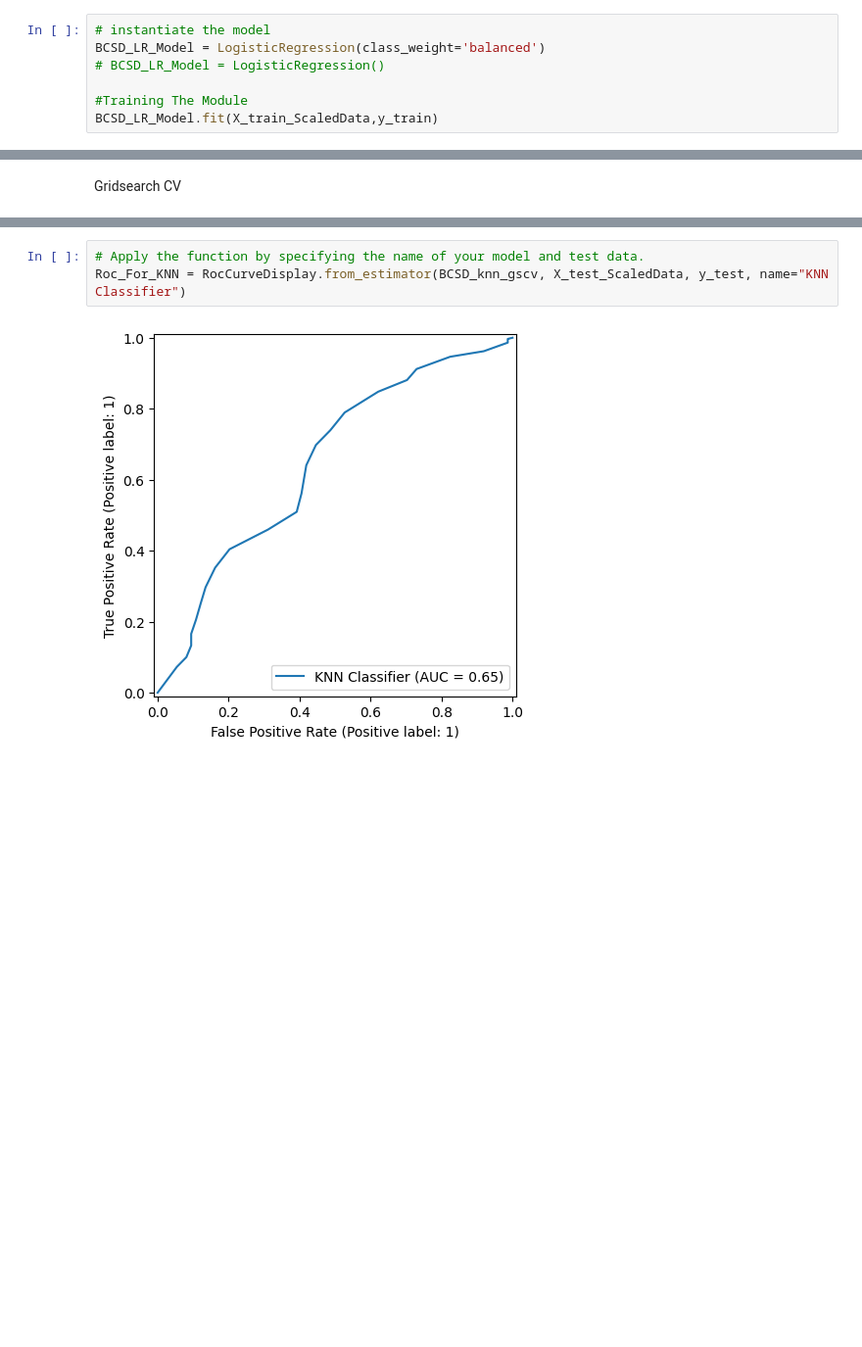
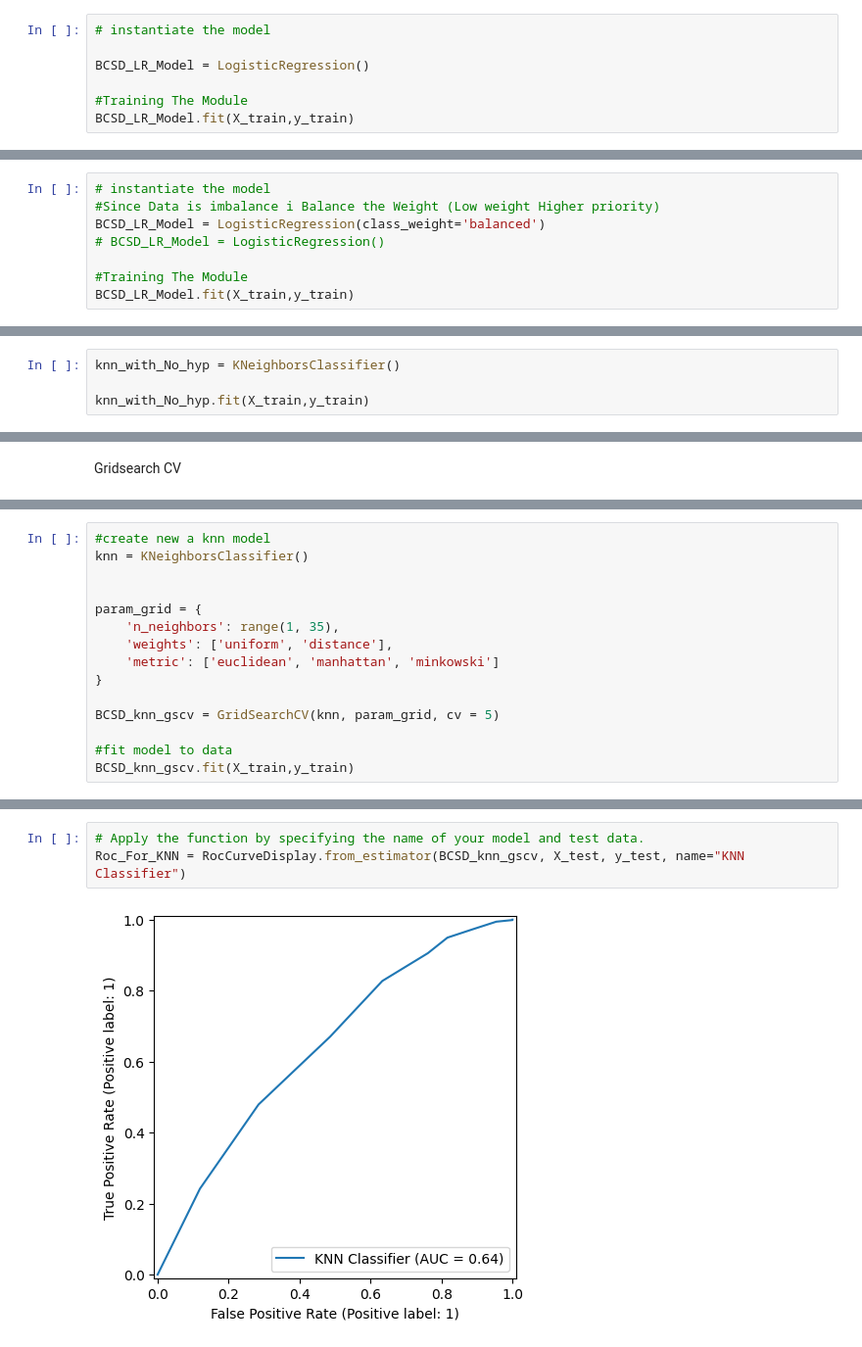
Before and after one commit to Ahd-Rizlan/Machine-Learning, a Jupyter notebook: Notebook_02.ipynb, the cells around one changed output, grey strips where cells are left out. Shown at 98% size. Cells and saved outputs as stored; diff of their text form; blank space fills up the shorter version.

```diff
--- a/Notebook_02.ipynb
+++ b/Notebook_02.ipynb
@@ -237,8 +261,8 @@ RocCurveDisplay.from_estimator(BCSD_NB_model, X_test_ScaledData, y_test, name="N
 # %%
 # instantiate the model
-BCSD_LR_Model = LogisticRegression(class_weight='balanced')
-# BCSD_LR_Model = LogisticRegression()
+
+BCSD_LR_Model = LogisticRegression()
 
 #Training The Module
-BCSD_LR_Model.fit(X_train_ScaledData,y_train)
+BCSD_LR_Model.fit(X_train,y_train)
 # %% [output]
@@ -317,0 +332,8 @@ Accuracy Score  =  Total Correct Predictions /  All Predictions
+# %%
+# instantiate the model
+#Since Data is imbalance i Balance the Weight (Low weight Higher priority)
+BCSD_LR_Model = LogisticRegression(class_weight='balanced')
+# BCSD_LR_Model = LogisticRegression()
+
+#Training The Module
+BCSD_LR_Model.fit(X_train,y_train)
@@ -343,0 +530,4 @@ weighted avg       0.84      0.66      0.72       653
+# %%
+knn_with_No_hyp = KNeighborsClassifier()
+
+knn_with_No_hyp.fit(X_train,y_train)
@@ -398,0 +567,15 @@ GridSearchCV(cv=5,
+# %%
+#create new a knn model
+knn = KNeighborsClassifier()
+
+
+param_grid = {
+    'n_neighbors': range(1, 35),
+    'weights': ['uniform', 'distance'],
+    'metric': ['euclidean', 'manhattan', 'minkowski']
+}
+
+BCSD_knn_gscv = GridSearchCV(knn, param_grid, cv = 5)
+
+#fit model to data
+BCSD_knn_gscv.fit(X_train,y_train)
@@ -428,5 +618,5 @@ weighted avg       0.83      0.68      0.73       653
 # %%
 # Apply the function by specifying the name of your model and test data.
-Roc_For_KNN = RocCurveDisplay.from_estimator(BCSD_knn_gscv, X_test_ScaledData, y_test, name="KNN Classifier")
+Roc_For_KNN = RocCurveDisplay.from_estimator(BCSD_knn_gscv, X_test, y_test, name="KNN Classifier")
 # %% [output]
-[figure, old version]
+[figure, new version]
```
Also changed, not shown: parts of 87 cells of this notebook.
